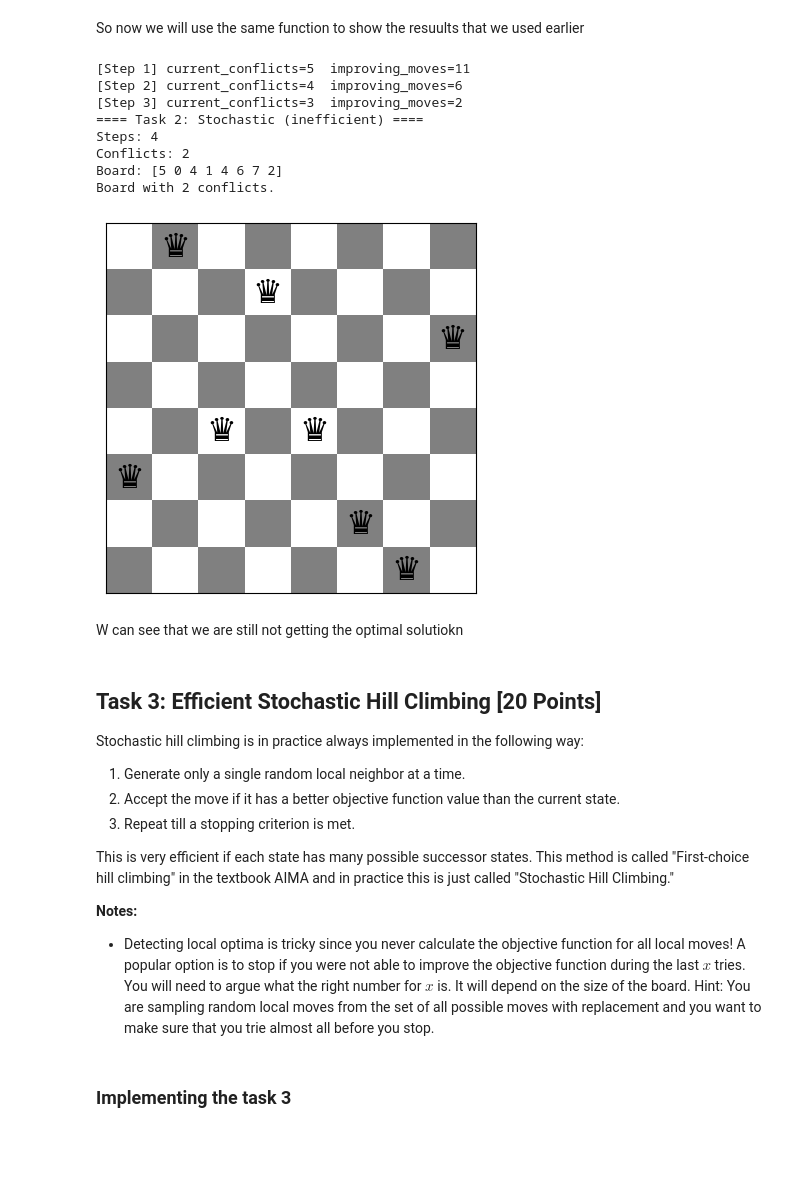
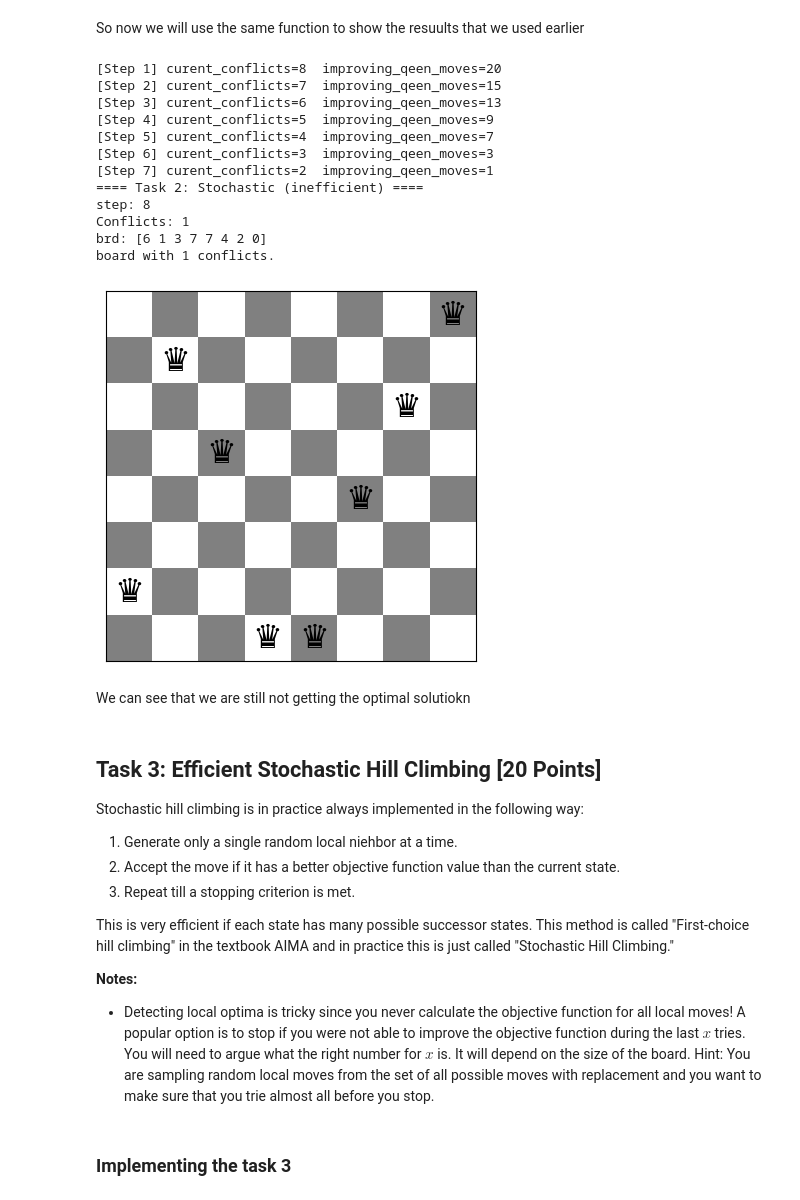
Before and after one commit to monarchythe/Agentic-AI-Lab-Work, a Jupyter notebook: n_queens_Solving_Agent.ipynb, the cells around one changed output. Saved outputs shown, nothing was run; the diff lists cells and outputs as text; code cells hidden in the pictures; blank space fills up the shorter version.

```diff
--- a/n_queens_Solving_Agent.ipynb
+++ b/n_queens_Solving_Agent.ipynb
@@ -315,26 +381,32 @@ def stochastic_hill_climb_inefficient(n, max_steps=10_000, debug= True, debug_ev
 # %% [markdown]
 So now we will use the same function to show the resuults that we used earlier
-# %%
-res2 = stochastic_hill_climb_inefficient(8, debug=True, debug_every=1)
-show_run_result(res2, "Task 2: Stochastic (inefficient)")
-# %% [output]
-[Step 1] current_conflicts=5  improving_moves=11
-[Step 2] current_conflicts=4  improving_moves=6
-[Step 3] current_conflicts=3  improving_moves=2
-==== Task 2: Stochastic (inefficient) ====
-Steps: 4
-Conflicts: 2
-Board: [5 0 4 1 4 6 7 2]
-Board with 2 conflicts.
-[figure, removed]
+# %%
+#so now we will run the stochastic hill climb
+res2 = stchastic_hil_climb_ineficent(8, debug=True, do_debugin_at_each_stp=1)
+#and see the results with the help of the above helper functions
+showing_run_reslt_fucn(res2, "Task 2: Stochastic (inefficient)")
+# %% [output]
+[Step 1] curent_conflicts=8  improving_qeen_moves=20
+[Step 2] curent_conflicts=7  improving_qeen_moves=15
+[Step 3] curent_conflicts=6  improving_qeen_moves=13
+[Step 4] curent_conflicts=5  improving_qeen_moves=9
+[Step 5] curent_conflicts=4  improving_qeen_moves=7
+[Step 6] curent_conflicts=3  improving_qeen_moves=3
+[Step 7] curent_conflicts=2  improving_qeen_moves=1
+==== Task 2: Stochastic (inefficient) ====
+step: 8
+Conflicts: 1
+brd: [6 1 3 7 7 4 2 0]
+board with 1 conflicts.
+[figure, added]
 # %% [markdown]
-W can see that we are still not getting the optimal solutiokn
+We can see that we are still not getting the optimal solutiokn
 # %% [markdown]
 ## Task 3: Efficient Stochastic Hill Climbing [20 Points]
 
 Stochastic hill climbing is in practice always implemented in the following way:
 
-1. Generate only a single random local neighbor at a time.
+1. Generate only a single random local niehbor at a time.
 2. Accept the move if it has a better objective function value than the current state.
 3. Repeat till a stopping criterion is met.
 
```
Also changed, not shown: parts of 83 cells of this notebook.
